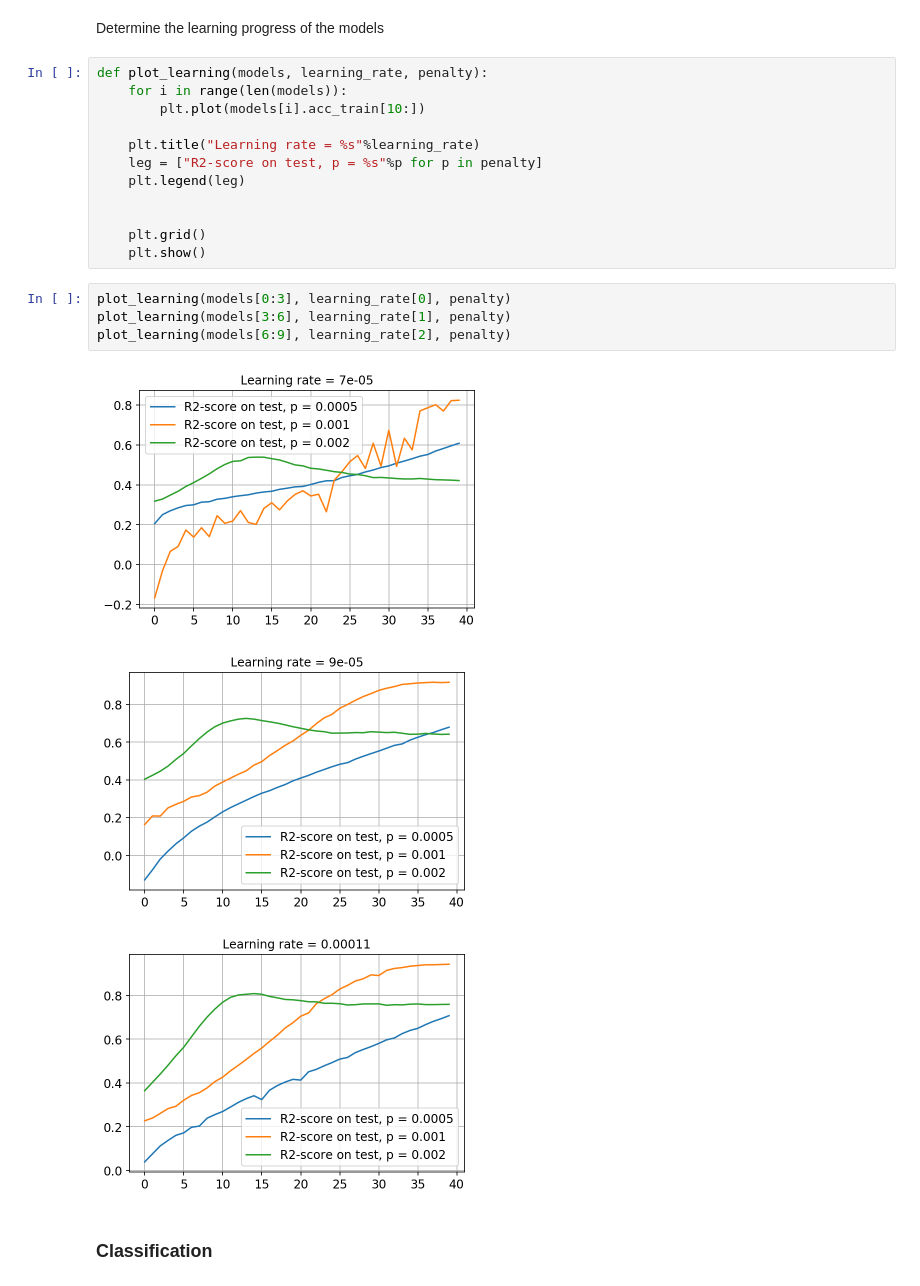
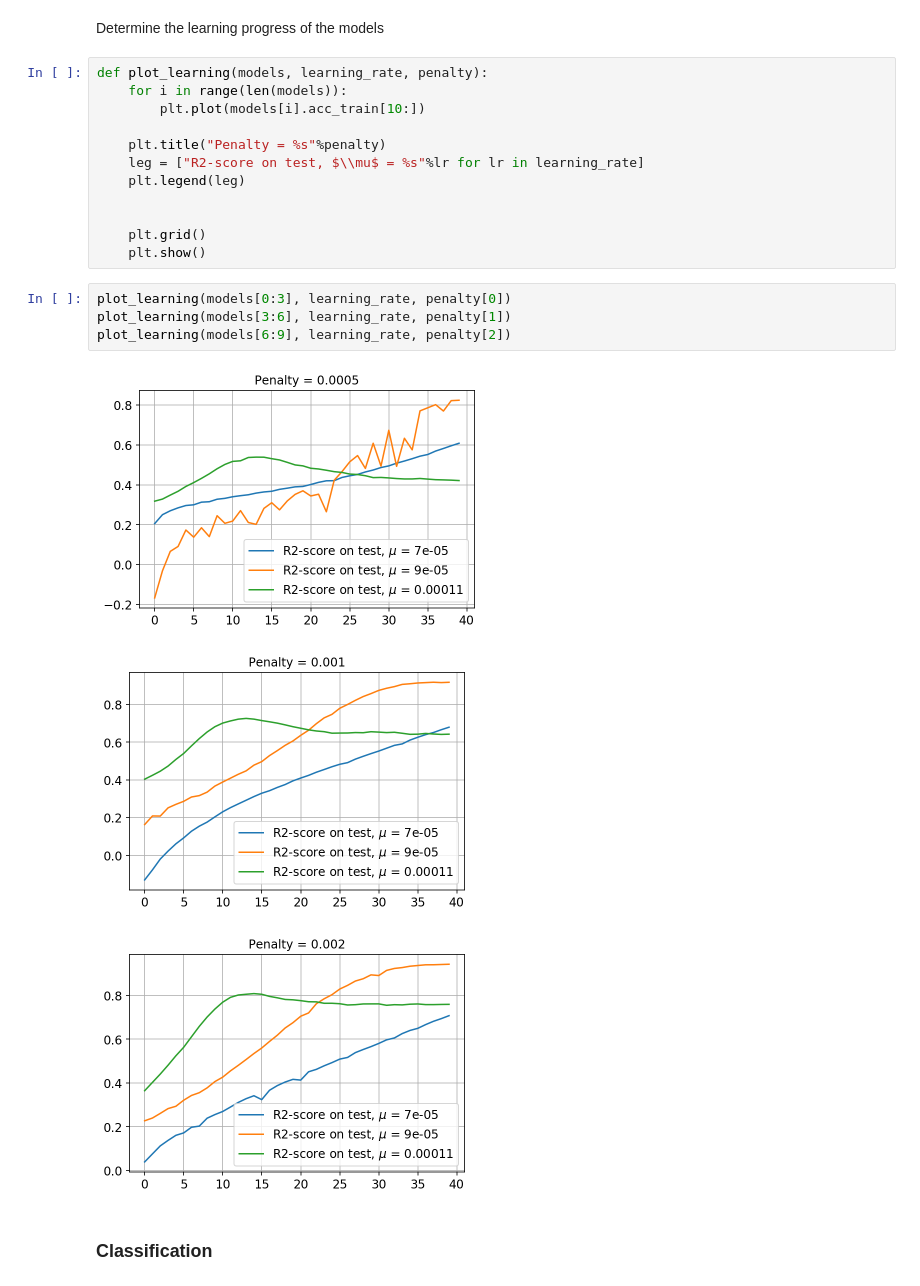
Before and after one commit to Anduron/FYS-STK4155-Project2, a Jupyter notebook: notebooks/nn_ising.ipynb, the cells around one changed output. Cells and saved outputs as stored; diff of their text form.

```diff
--- a/notebooks/nn_ising.ipynb
+++ b/notebooks/nn_ising.ipynb
@@ -214,21 +229,21 @@ def plot_learning(models, learning_rate, penalty):
     for i in range(len(models)):
         plt.plot(models[i].acc_train[10:])
 
-    plt.title("Learning rate = %s"%learning_rate)
-    leg = ["R2-score on test, p = %s"%p for p in penalty]
+    plt.title("Penalty = %s"%penalty)
+    leg = ["R2-score on test, $\\mu$ = %s"%lr for lr in learning_rate]
     plt.legend(leg)
 
 
     plt.grid()
     plt.show()
 # %%
-plot_learning(models[0:3], learning_rate[0], penalty)
-plot_learning(models[3:6], learning_rate[1], penalty)
-plot_learning(models[6:9], learning_rate[2], penalty)
+plot_learning(models[0:3], learning_rate, penalty[0])
+plot_learning(models[3:6], learning_rate, penalty[1])
+plot_learning(models[6:9], learning_rate, penalty[2])
 # %% [output]
-[figure, old version]
+[figure, new version]
-[figure, old version]
+[figure, new version]
-[figure, old version]
+[figure, new version]
 # %% [markdown]
 ### Classification
 # %% [markdown]
```
Also changed, not shown: parts of 7 cells of this notebook, 2 other files.
